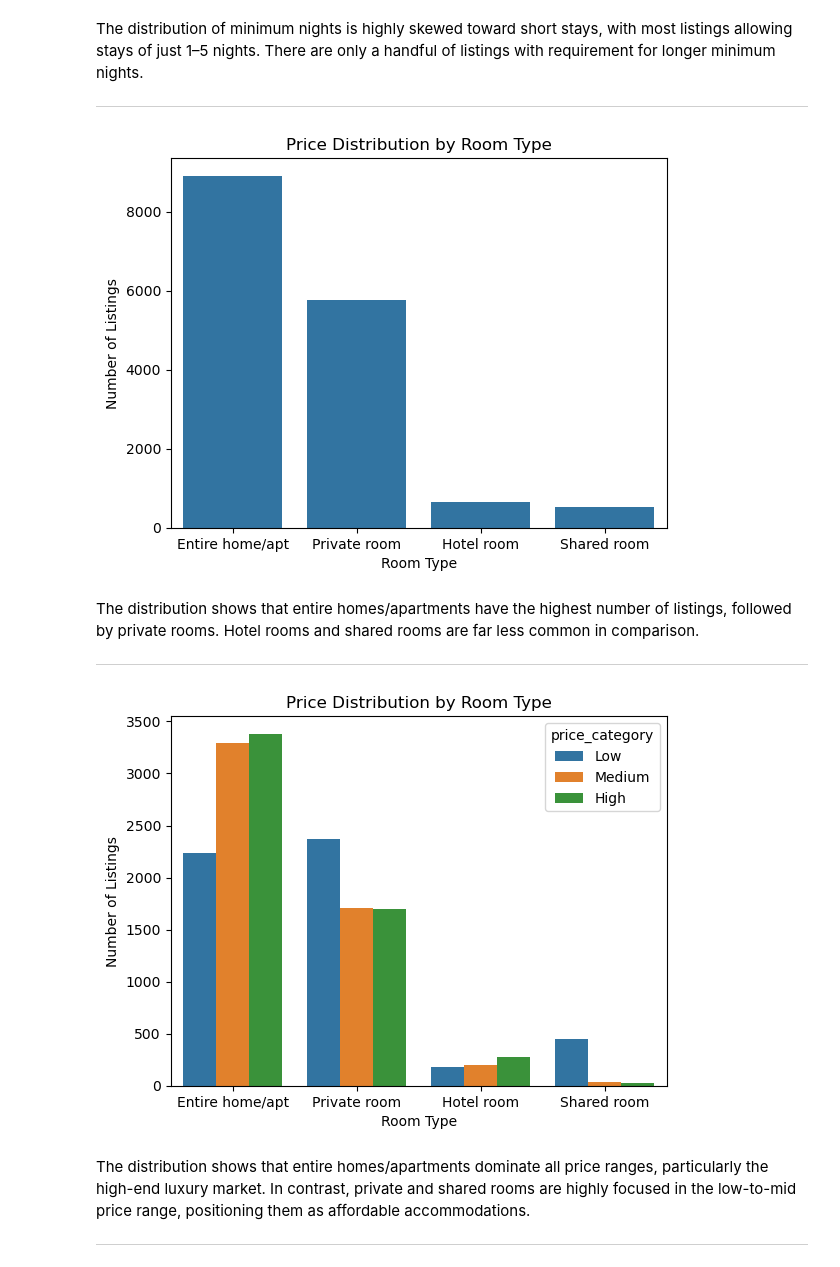
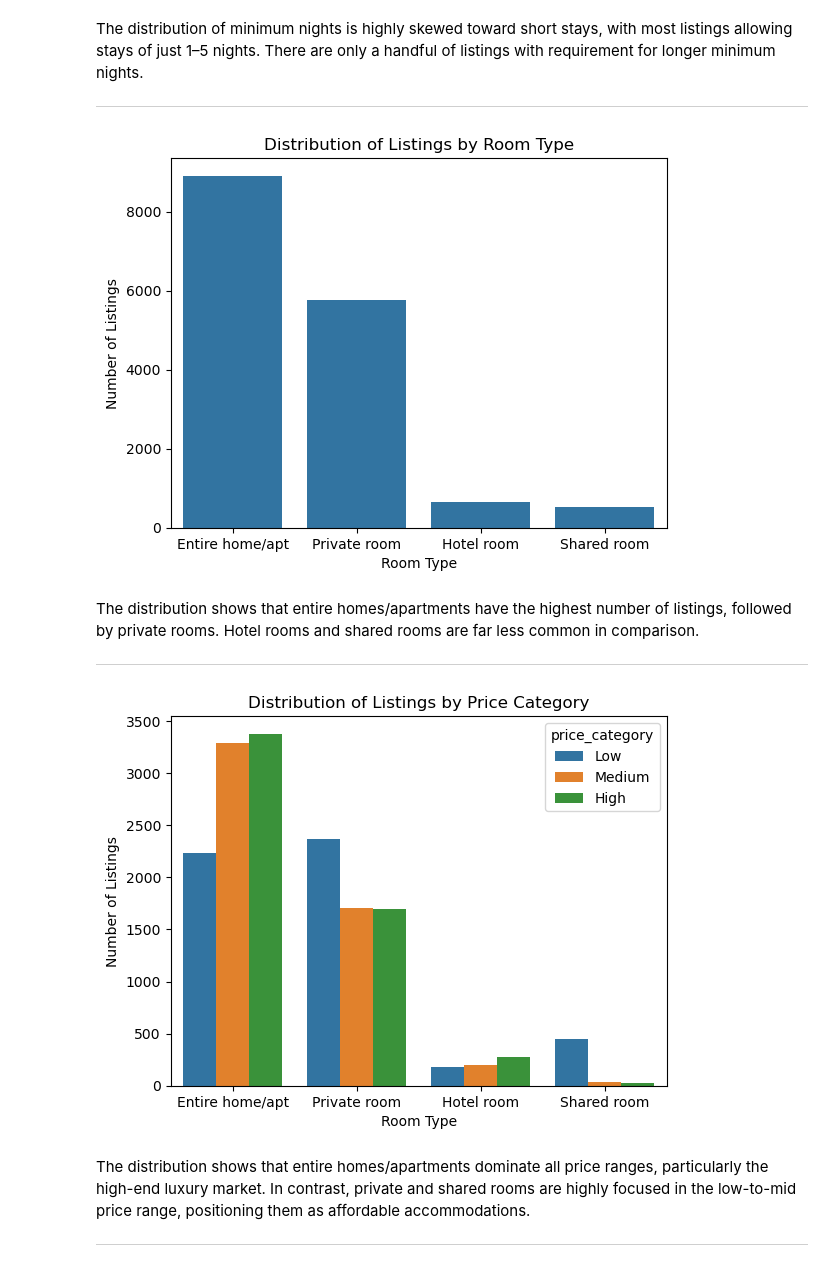
Before and after one commit to sg-333/Airbnb-DA, a Jupyter notebook: project.ipynb, the cells around one changed output. Drawn from its saved outputs; the diff is of its cells as text; code cells hidden in the pictures.

```diff
--- a/project.ipynb
+++ b/project.ipynb
@@ -180,3 +179,8 @@ No null values remaining.
 df.duplicated().sum()
 # %% [output]
 np.int64(7)
+# %%
+# Dropping all the duplicated rows while keeping the first values
+df = df.drop_duplicates()
+# Ensuring no duplicated values left
+df.duplicated().sum()
@@ -255,8 +259,7 @@ We also remove the rows with price marked at zero(0). Since, price cannot be zer
 One-Hot Encoding:
 # %%
 # Encoding the room_type column using one-hot encoding
-dummies = pd.get_dummies(df['room_type'], prefix='room')
-df = pd.concat([df, dummies], axis=1) # Joining the encoded column in original data so that original column is preserved
-
-df.sample()
+encode_col = pd.get_dummies(df['room_type'], prefix='room')
+encode_col = pd.DataFrame(encode_col)
+encode_col
 # %% [output]
@@ -383,13 +397,13 @@ There are only a handful of listings with requirement for longer minimum nights.
 # %%
 # Price Distribution of listings as per room type
 
 sns.countplot(x='room_type', data=df)
-plt.title('Price Distribution by Room Type')
+plt.title('Distribution of Listings by Room Type')
 plt.xlabel('Room Type')
 plt.ylabel('Number of Listings')
 plt.show()
 # %% [output]
-[figure, old version]
+[figure, new version]
 # %% [markdown]
 The distribution shows that entire homes/apartments have the highest number of listings, followed by private rooms. Hotel rooms and shared rooms are far less common in comparison.
 
@@ -398,12 +412,12 @@ The distribution shows that entire homes/apartments have the highest number of l
 # Price distribution of listings as per the price category for each room type
 
 sns.countplot(x='room_type',hue='price_category', data=df)
-plt.title('Price Distribution by Room Type')
+plt.title('Distribution of Listings by Price Category')
 plt.xlabel('Room Type')
 plt.ylabel('Number of Listings')
 plt.show()
 # %% [output]
-[figure, old version]
+[figure, new version]
 # %% [markdown]
 The distribution shows that entire homes/apartments dominate all price ranges, particularly the high-end luxury market. In contrast, private and shared rooms are highly focused in the low-to-mid price range, positioning them as affordable accommodations.
 
```
Also changed, not shown: parts of 26 cells of this notebook.
